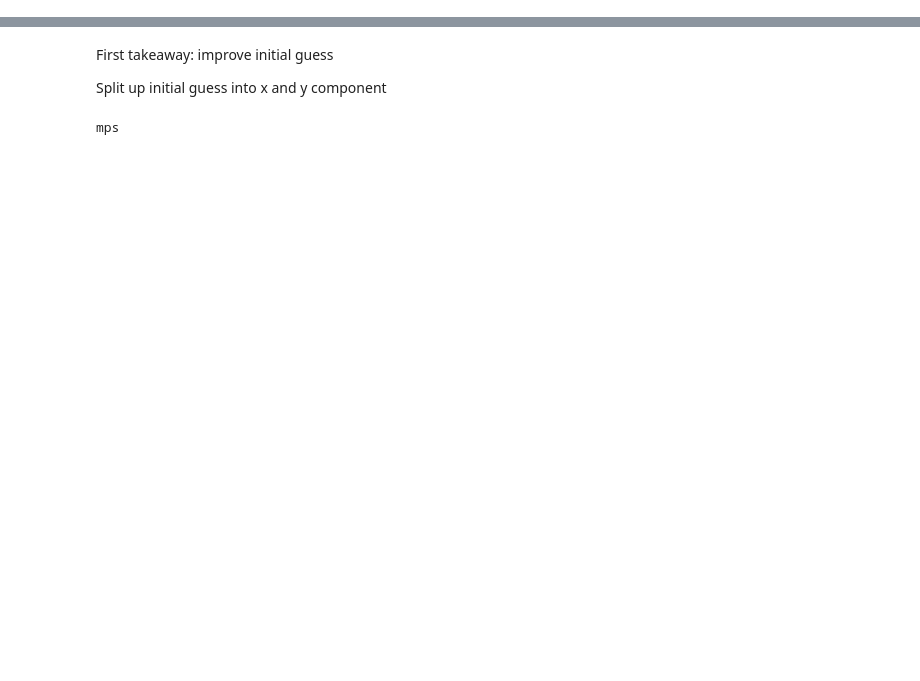
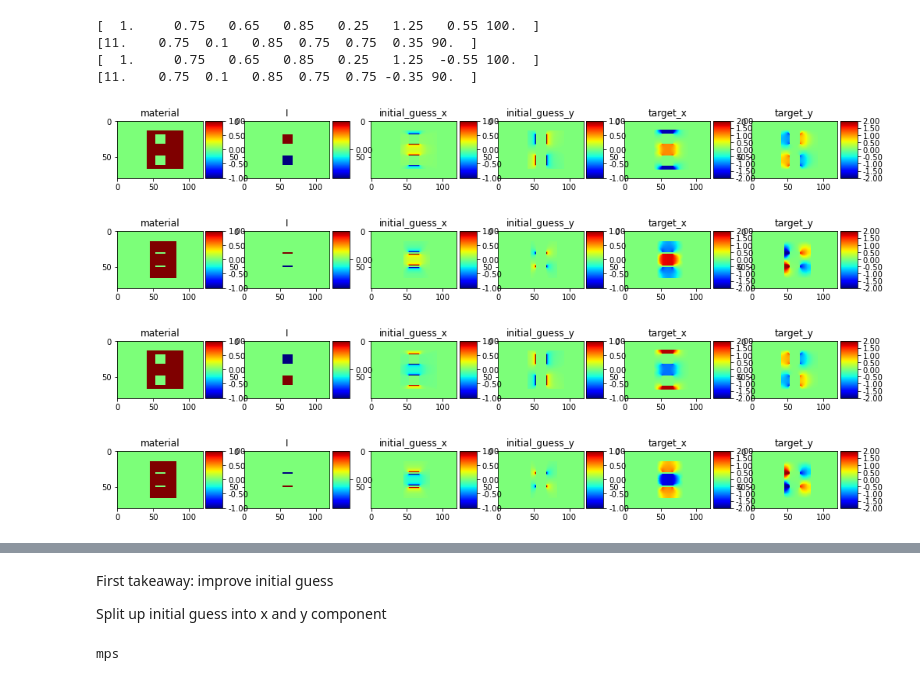
Before and after one commit to FlorianStummer/MaxAndFlorian, a Jupyter notebook: Unet/training_notebook.ipynb, the cells around one changed output, grey strips where cells are left out. Saved outputs shown, nothing was run; the diff lists cells and outputs as text; code cells hidden in the pictures; blank space fills up the shorter version.

```diff
--- a/Unet/training_notebook.ipynb
+++ b/Unet/training_notebook.ipynb
@@ -27,10 +27,19 @@ import functions
 # %%
 if os.path.exists("../../Stage_magnet"):
     magnetfolder = "../../Stage_magnet"
 else:
     magnetfolder = "../Stage_magnet"
 
-# if not os.path.exists("../../MagnetDataset.npz"):
-#     functions.create_dataset_and_save_to_file(np.sort(glob.glob(magnetfolder+'/Stage1_0*.csv')), magnetfolder)
+if not os.path.exists("../../MagnetDataset.npz"):
+    functions.create_dataset_and_save_to_file(np.sort(glob.glob(magnetfolder+'/Stage1_0*.csv')), magnetfolder)
+# %% [output]
+[  1.     0.75   0.65   0.85   0.25   1.25   0.55 100.  ]
+[11.    0.75  0.1   0.85  0.75  0.75  0.35 90.  ]
+[  1.     0.75   0.65   0.85   0.25   1.25  -0.55 100.  ]
+[11.    0.75  0.1   0.85  0.75  0.75 -0.35 90.  ]
+[figure, added]
+[figure, added]
+[figure, added]
+[figure, added]
 # %%
 
```
Also changed, not shown: parts of 6 cells of this notebook, 4 other files.
